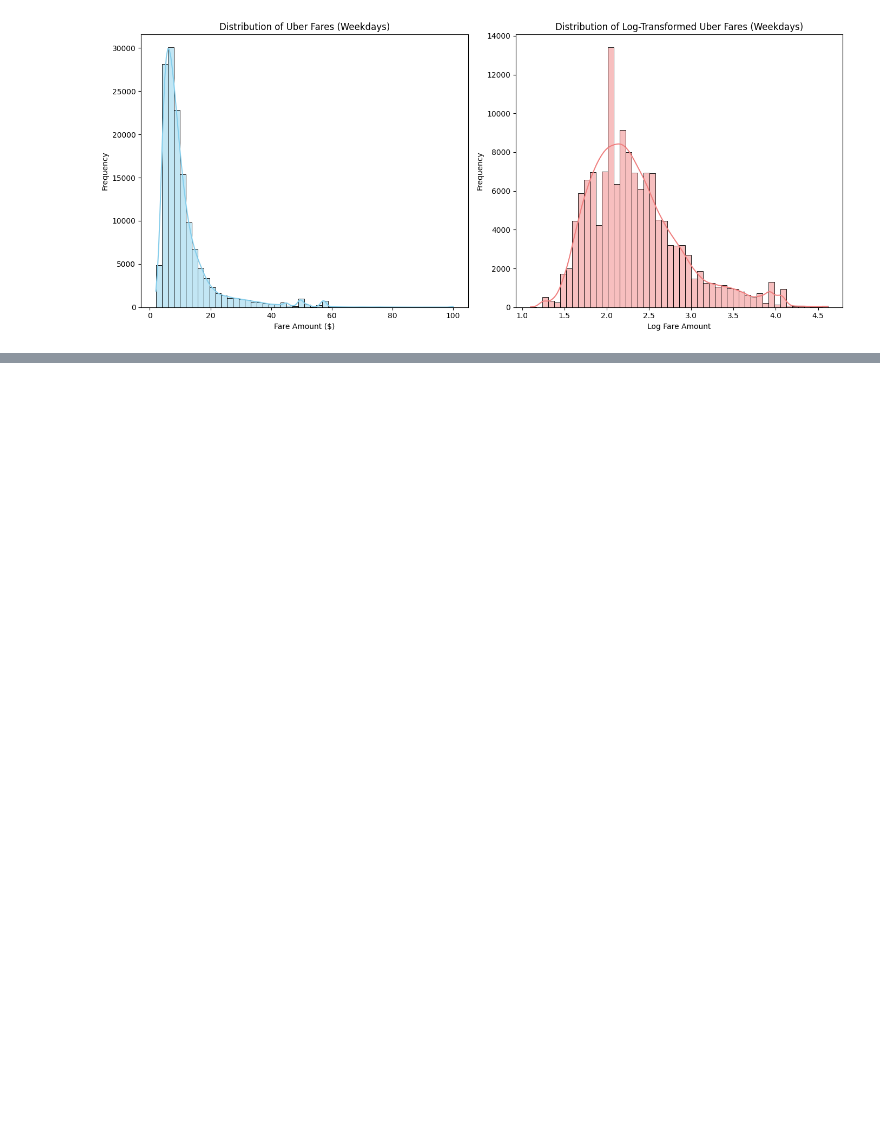
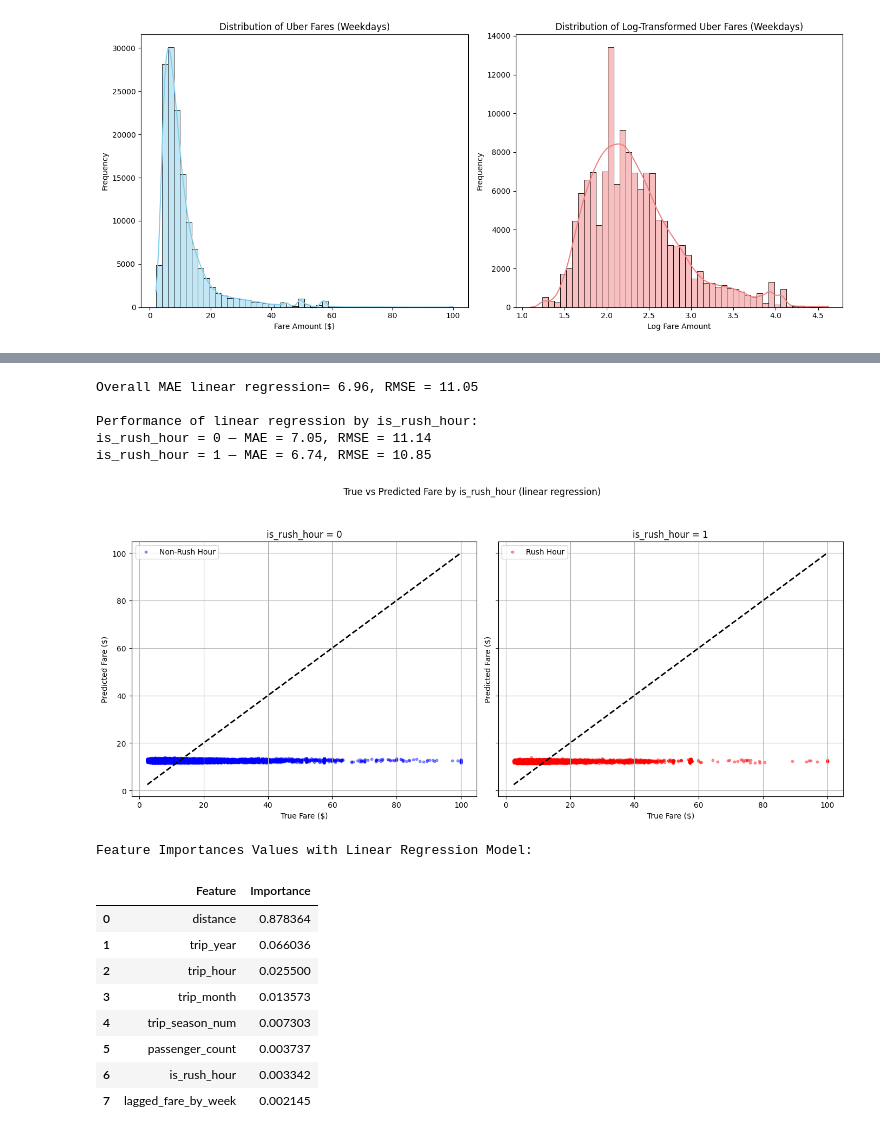
Before and after one commit to ameau01/Uber-Fare-Prediction, a Jupyter notebook: uber-fare-prediction.ipynb, the cells around one changed output, grey strips where cells are left out. Cells and saved outputs as stored; diff of their text form; code cells hidden in the pictures; blank space fills up the shorter version.

```diff
--- a/uber-fare-prediction.ipynb
+++ b/uber-fare-prediction.ipynb
@@ -1325,0 +671,53 @@ plt.show()
+# %%
+from sklearn.linear_model import LinearRegression
+from sklearn.metrics import mean_absolute_error, mean_squared_error
+
+model = LinearRegression()
+model.fit(X_train, y_train)
+y_train_pred_log = model.predict(X_train)
+residuals = y_train - y_train_pred_log
+smearing_factor = np.mean(np.expm1(residuals)) + 1
+
+# Predict on test
+y_test_pred_log = model.predict(X_test)
+y_test_pred = np.expm1(y_test_pred_log) * smearing_factor
+y_test_pred = pd.Series(y_test_pred, index=y_test.index)
+y_test_true = np.expm1(y_test)
+
+# Evaluate
+mae_lr, rmse_lr = model_evaluation(
+    y_true=y_test_true,
+    y_pred=y_test_pred,
+    X_test=X_test,
+    feature_name='is_rush_hour',
+    model_name='linear regression'
+)
+model_evaluation_results['Linear Regression'] = {'MAE': mae_lr, 'RMSE': rmse_lr}
+
+# Display feature importance Table
+lr_importances_df = (
+    pd.Series(best_xgb.feature_importances_, index=selected_features)
+    .sort_values(ascending=False)
+    .reset_index()
+    .rename(columns={'index': 'Feature', 0: 'Importance'})
+)
+
+print("Feature Importances Values with Linear Regression Model:")
+display(lr_importances_df)
+# %% [output]
+Overall MAE linear regression= 6.96, RMSE = 11.05
+
+Performance of linear regression by is_rush_hour:
+is_rush_hour = 0 — MAE = 7.05, RMSE = 11.14
+is_rush_hour = 1 — MAE = 6.74, RMSE = 10.85
+[figure, added]
+Feature Importances Values with Linear Regression Model:
+|  | Feature | Importance |
+| 0 | distance | 0.878364 |
+| 1 | trip_year | 0.066036 |
+| 2 | trip_hour | 0.025500 |
+| 3 | trip_month | 0.013573 |
+| 4 | trip_season_num | 0.007303 |
+| 5 | passenger_count | 0.003737 |
+| 6 | is_rush_hour | 0.003342 |
+| 7 | lagged_fare_by_week | 0.002145 |
```
Also changed, not shown: parts of 38 cells of this notebook.
